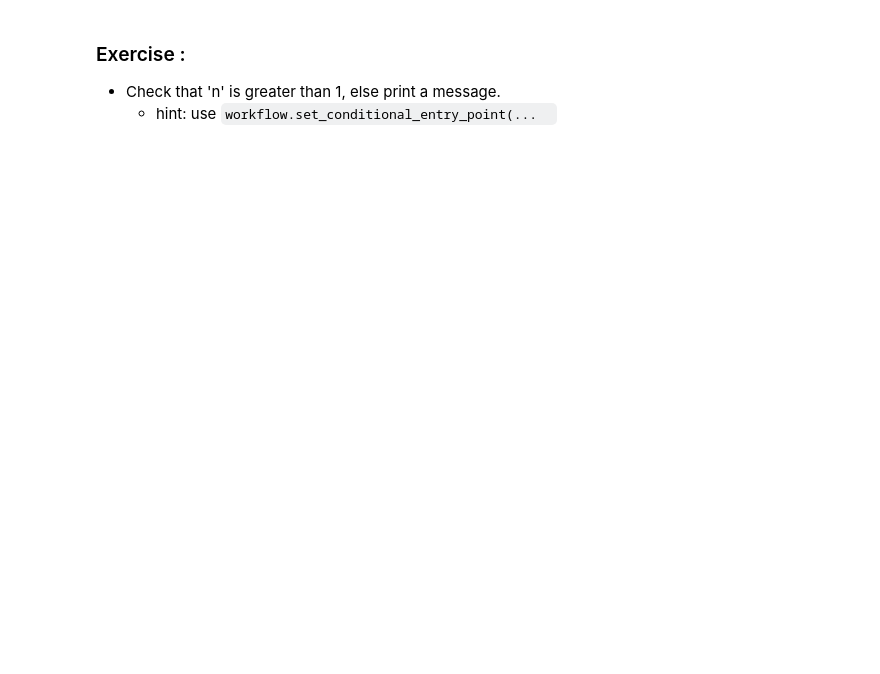
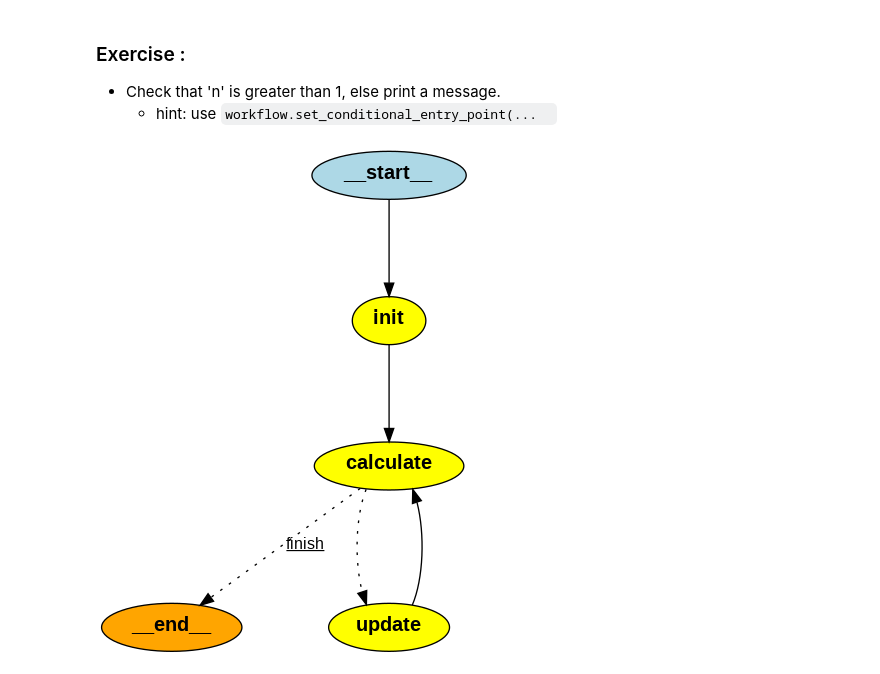
Before and after one commit to tcaminel-pro/genai-blueprint, a Jupyter notebook: notebooks/langggraph.ipynb, the cells around one changed output. Drawn from its saved outputs; the diff is of its cells as text; code cells hidden in the pictures; blank space fills up the shorter version.

````diff
--- a/notebooks/langggraph.ipynb
+++ b/notebooks/langggraph.ipynb
@@ -126,3 +143,9 @@ print(app.get_graph().draw_ascii())
 ### Exercise :
 - Check that 'n' is greater than 1, else print a message.
     - hint: use ```workflow.set_conditional_entry_point(...  ```
+# %%
+from IPython.display import Image
+app.get_graph().draw_png("/tmp/diagram.png")
+Image(filename='/tmp/diagram.png')
+# %% [output]
+[figure, added]
````
Also changed, not shown: parts of 6 cells of this notebook, 16 other files.
